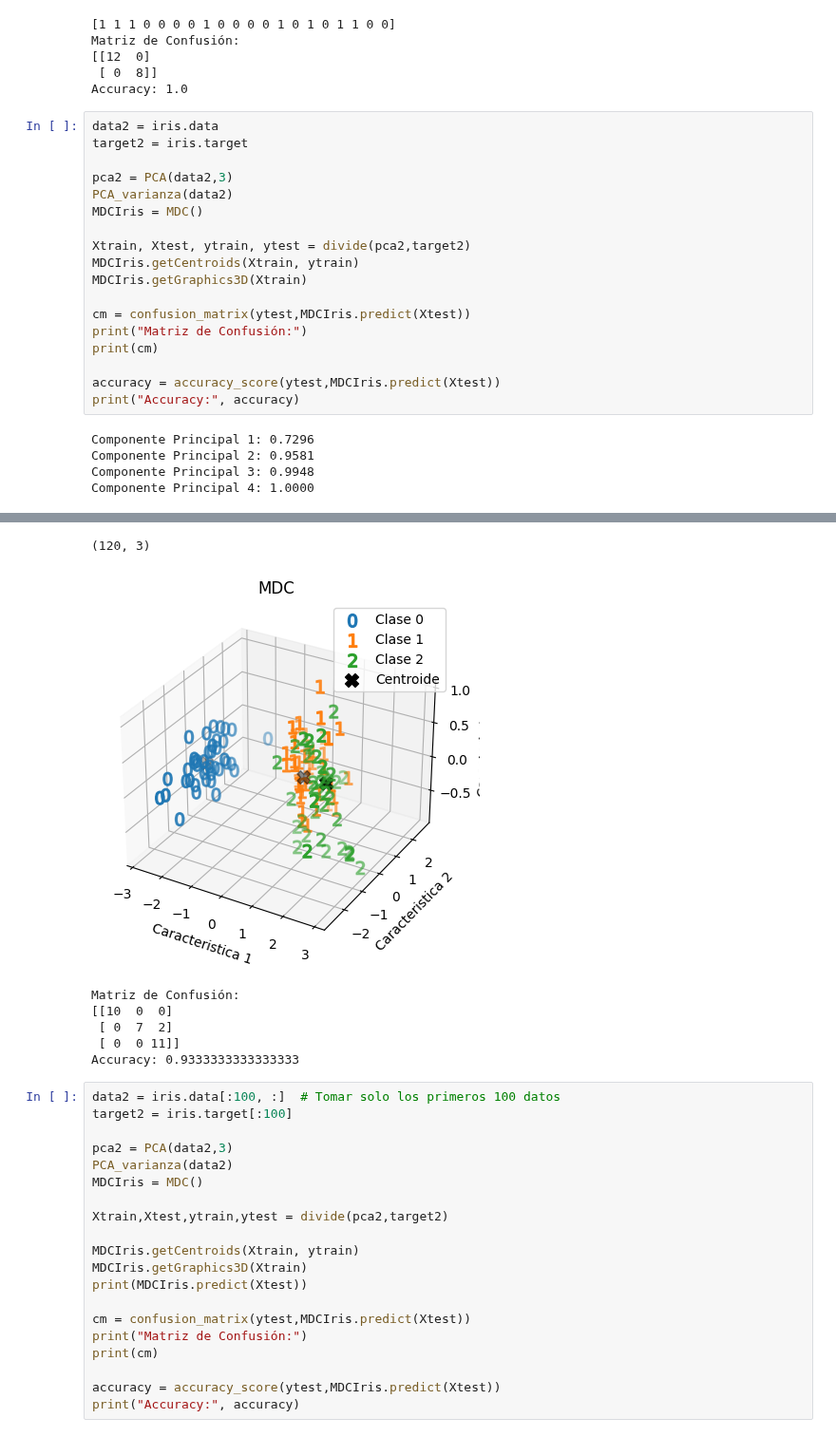
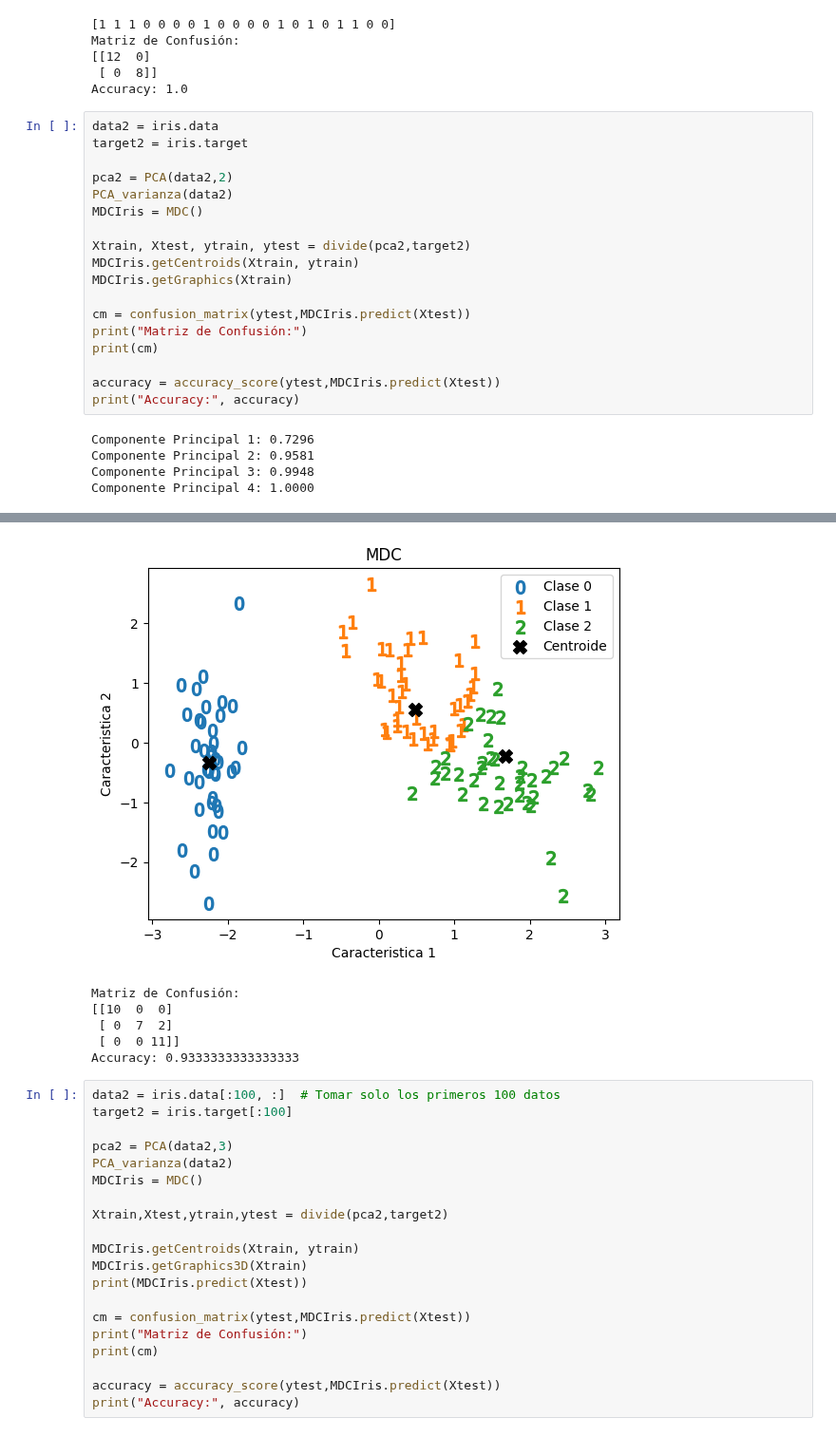
Before and after one commit to DiegoCastr00/VisionArtificial, a Jupyter notebook: MinimunClass.ipynb, the cells around one changed output, grey strips where cells are left out. Shown at 95% size. Saved outputs shown, nothing was run; the diff lists cells and outputs as text.

```diff
--- a/MinimunClass.ipynb
+++ b/MinimunClass.ipynb
@@ -50,34 +65,33 @@ Accuracy: 1.0
 # %%
 data2 = iris.data
 target2 = iris.target
 
-pca2 = PCA(data2,3)
+pca2 = PCA(data2,2)
 PCA_varianza(data2)
 MDCIris = MDC()
 
 Xtrain, Xtest, ytrain, ytest = divide(pca2,target2)
 MDCIris.getCentroids(Xtrain, ytrain)
-MDCIris.getGraphics3D(Xtrain)
+MDCIris.getGraphics(Xtrain)
 
 cm = confusion_matrix(ytest,MDCIris.predict(Xtest))
 print("Matriz de Confusión:")
 print(cm)
 
 accuracy = accuracy_score(ytest,MDCIris.predict(Xtest))
 print("Accuracy:", accuracy)
 # %% [output]
 Componente Principal 1: 0.7296
 Componente Principal 2: 0.9581
 Componente Principal 3: 0.9948
 Componente Principal 4: 1.0000
 [figure]
+[figure, new version]
-(120, 3)
+Matriz de Confusión:
+[[10  0  0]
+ [ 0  7  2]
+ [ 0  0 11]]
+Accuracy: 0.9333333333333333
-[figure, old version]
-Matriz de Confusión:
-[[10  0  0]
- [ 0  7  2]
- [ 0  0 11]]
-Accuracy: 0.9333333333333333
 # %%
 data2 = iris.data[:100, :]  # Tomar solo los primeros 100 datos
 target2 = iris.target[:100]
```
Also changed, not shown: parts of 3 cells of this notebook.
